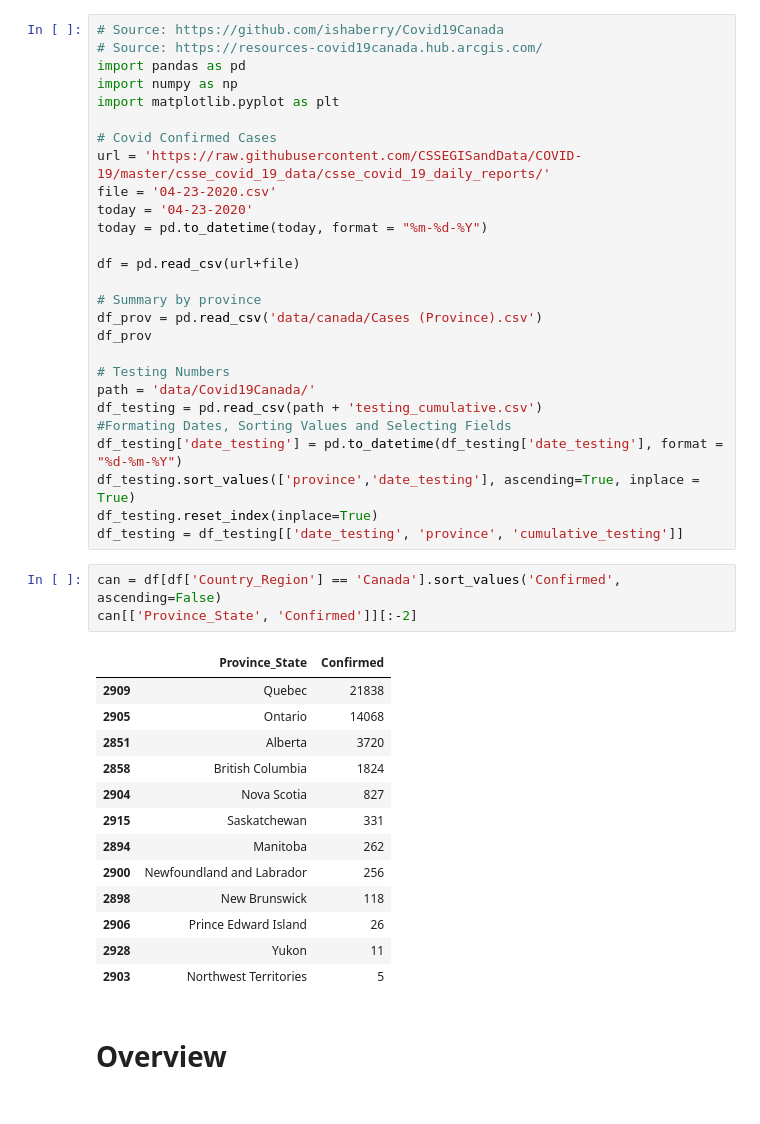
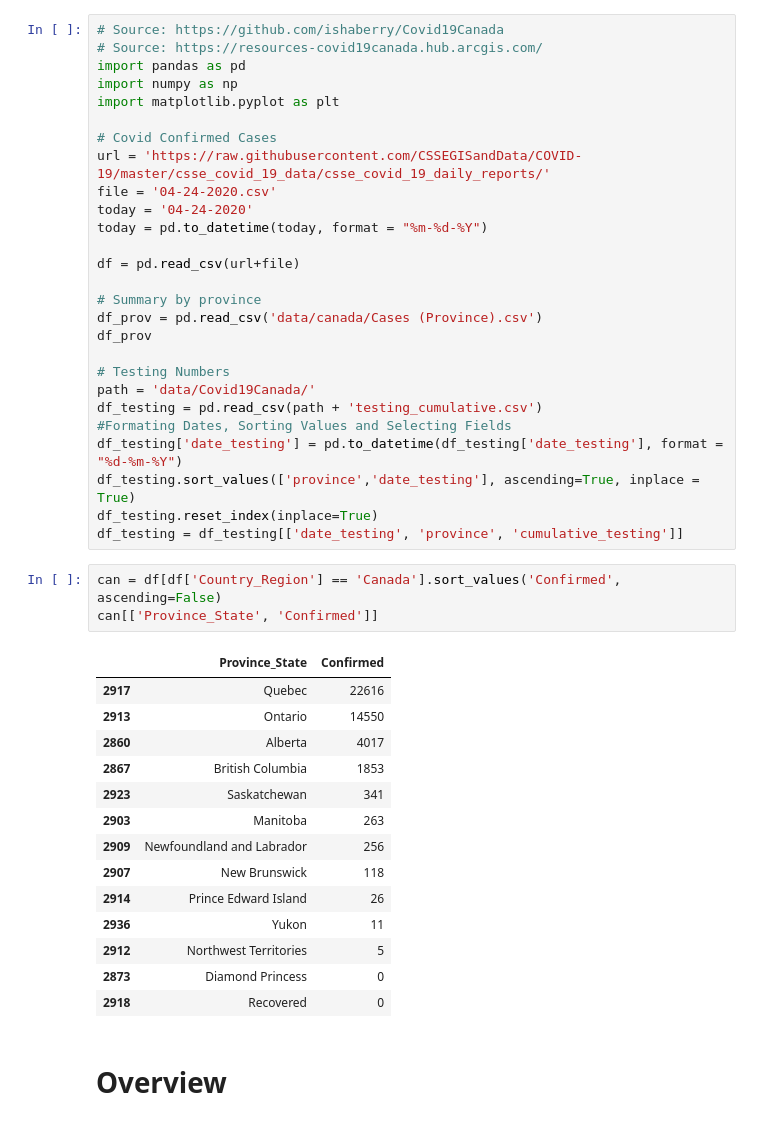
Before and after one commit to Thiagobc23/COVID-19, a Jupyter notebook: 08_canada.ipynb, the cells around one changed output. Saved outputs shown, nothing was run; the diff lists cells and outputs as text.

```diff
--- a/08_canada.ipynb
+++ b/08_canada.ipynb
@@ -7,8 +7,8 @@ import matplotlib.pyplot as plt
 
 # Covid Confirmed Cases
 url = 'https://raw.githubusercontent.com/CSSEGISandData/COVID-19/master/csse_covid_19_data/csse_covid_19_daily_reports/'
-file = '04-23-2020.csv'
-today = '04-23-2020'
+file = '04-24-2020.csv'
+today = '04-24-2020'
 today = pd.to_datetime(today, format = "%m-%d-%Y")
 
 df = pd.read_csv(url+file)
@@ -27,21 +27,22 @@ df_testing.reset_index(inplace=True)
 df_testing = df_testing[['date_testing', 'province', 'cumulative_testing']]
 # %%
 can = df[df['Country_Region'] == 'Canada'].sort_values('Confirmed', ascending=False)
-can[['Province_State', 'Confirmed']][:-2]
+can[['Province_State', 'Confirmed']]
 # %% [output]
 |  | Province_State | Confirmed |
-| 2909 | Quebec | 21838 |
-| 2905 | Ontario | 14068 |
-| 2851 | Alberta | 3720 |
-| 2858 | British Columbia | 1824 |
-| 2904 | Nova Scotia | 827 |
-| 2915 | Saskatchewan | 331 |
-| 2894 | Manitoba | 262 |
-| 2900 | Newfoundland and Labrador | 256 |
-| 2898 | New Brunswick | 118 |
-| 2906 | Prince Edward Island | 26 |
-| 2928 | Yukon | 11 |
-| 2903 | Northwest Territories | 5 |
+| 2917 | Quebec | 22616 |
+| 2913 | Ontario | 14550 |
+| 2860 | Alberta | 4017 |
+| 2867 | British Columbia | 1853 |
+| 2923 | Saskatchewan | 341 |
+| 2903 | Manitoba | 263 |
+| 2909 | Newfoundland and Labrador | 256 |
+| 2907 | New Brunswick | 118 |
+| 2914 | Prince Edward Island | 26 |
+| 2936 | Yukon | 11 |
+| 2912 | Northwest Territories | 5 |
+| 2873 | Diamond Princess | 0 |
+| 2918 | Recovered | 0 |
 # %% [markdown]
 # Overview
 # %%
```
Also changed, not shown: parts of 6 cells of this notebook, 35 other files.
